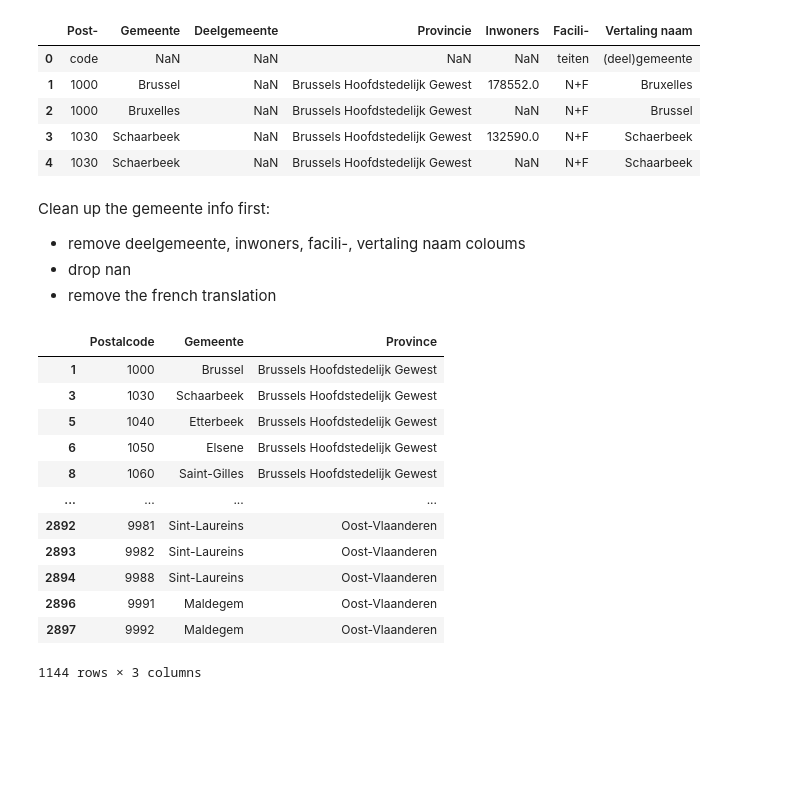
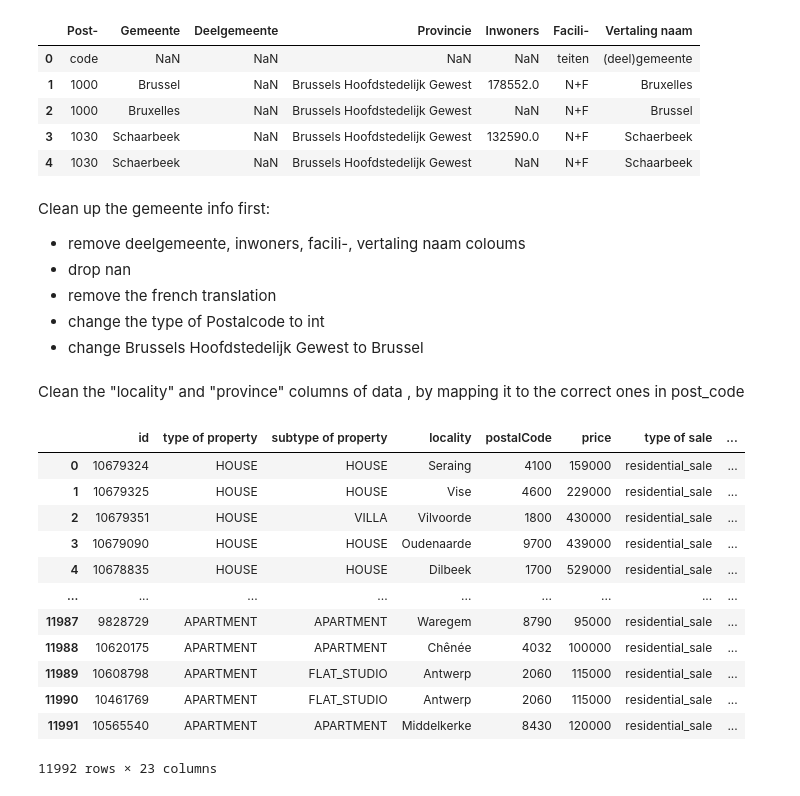
Before and after one commit to Spike815/Real_Estate_Analysis, a Jupyter notebook: Analysis.ipynb, the cells around one changed output. Cells and saved outputs as stored; diff of their text form; code cells hidden in the pictures; blank space fills up the shorter version.

```diff
--- a/Analysis.ipynb
+++ b/Analysis.ipynb
@@ -67,23 +82,34 @@ Clean up the gemeente info first:
 - remove deelgemeente, inwoners, facili-, vertaling naam coloums
 - drop nan
 - remove the french translation
+- change the type of Postalcode to int
+- change Brussels Hoofdstedelijk Gewest to Brussel
 # %%
-post_code.drop(columns=['Deelgemeente','Inwoners','Facili-','Vertaling naam'],inplace=True)
-post_code.dropna(inplace=True)
-post_code.columns = ["Postalcode","Gemeente","Province"]
-post_code.drop_duplicates(subset="Postalcode",keep='first',inplace =True)
-post_code
+post_code.drop(columns=['Deelgemeente','Facili-',"Inwoners",'Vertaling naam'],inplace=True)
+post_code.columns = ["postalCode","Gemeente","Province"]
+post_code.dropna(subset="postalCode")
+post_code.drop_duplicates(subset="postalCode",keep='first',inplace =True)
+post_code["Province"].replace("Brussels Hoofdstedelijk Gewest","Brussel",inplace=True)
-# %% [output]
-|  | Postalcode | Gemeente | Province |
-| 1 | 1000 | Brussel | Brussels Hoofdstedelijk Gewest |
-| 3 | 1030 | Schaarbeek | Brussels Hoofdstedelijk Gewest |
-| 5 | 1040 | Etterbeek | Brussels Hoofdstedelijk Gewest |
-| 6 | 1050 | Elsene | Brussels Hoofdstedelijk Gewest |
-| 8 | 1060 | Saint-Gilles | Brussels Hoofdstedelijk Gewest |
-| ... | ... | ... | ... |
-| 2892 | 9981 | Sint-Laureins | Oost-Vlaanderen |
-| 2893 | 9982 | Sint-Laureins | Oost-Vlaanderen |
-| 2894 | 9988 | Sint-Laureins | Oost-Vlaanderen |
-| 2896 | 9991 | Maldegem | Oost-Vlaanderen |
-| 2897 | 9992 | Maldegem | Oost-Vlaanderen |
-1144 rows × 3 columns
+# %% [markdown]
+Clean the "locality" and "province" columns of data , by mapping it to the correct ones in post_code
+# %%
+#I spend a lot of time on this.
+# Wrong approach: iterate through the data, assign the right value of locality from post_code["Gemeente"]
+# Right way to do it: name the series in post_code with the same name, and merge two dataframes!!!
+data = data.merge(post_code,how="left",on="postalCode")
+data = data.drop(columns=["province"])
+data
+# %% [output]
+|  | id | type of property | subtype of property | locality | postalCode | price | type of sale | ... |
+| 0 | 10679324 | HOUSE | HOUSE | Seraing | 4100 | 159000 | residential_sale | ... |
+| 1 | 10679325 | HOUSE | HOUSE | Vise | 4600 | 229000 | residential_sale | ... |
+| 2 | 10679351 | HOUSE | VILLA | Vilvoorde | 1800 | 430000 | residential_sale | ... |
+| 3 | 10679090 | HOUSE | HOUSE | Oudenaarde | 9700 | 439000 | residential_sale | ... |
+| 4 | 10678835 | HOUSE | HOUSE | Dilbeek | 1700 | 529000 | residential_sale | ... |
+| ... | ... | ... | ... | ... | ... | ... | ... | ... |
+| 11987 | 9828729 | APARTMENT | APARTMENT | Waregem | 8790 | 95000 | residential_sale | ... |
+| 11988 | 10620175 | APARTMENT | APARTMENT | Chênée | 4032 | 100000 | residential_sale | ... |
+| 11989 | 10608798 | APARTMENT | FLAT_STUDIO | Antwerp | 2060 | 115000 | residential_sale | ... |
+| 11990 | 10461769 | APARTMENT | FLAT_STUDIO | Antwerp | 2060 | 115000 | residential_sale | ... |
+| 11991 | 10565540 | APARTMENT | APARTMENT | Middelkerke | 8430 | 120000 | residential_sale | ... |
+11992 rows × 23 columns
```
Also changed, not shown: parts of 4 cells of this notebook.
